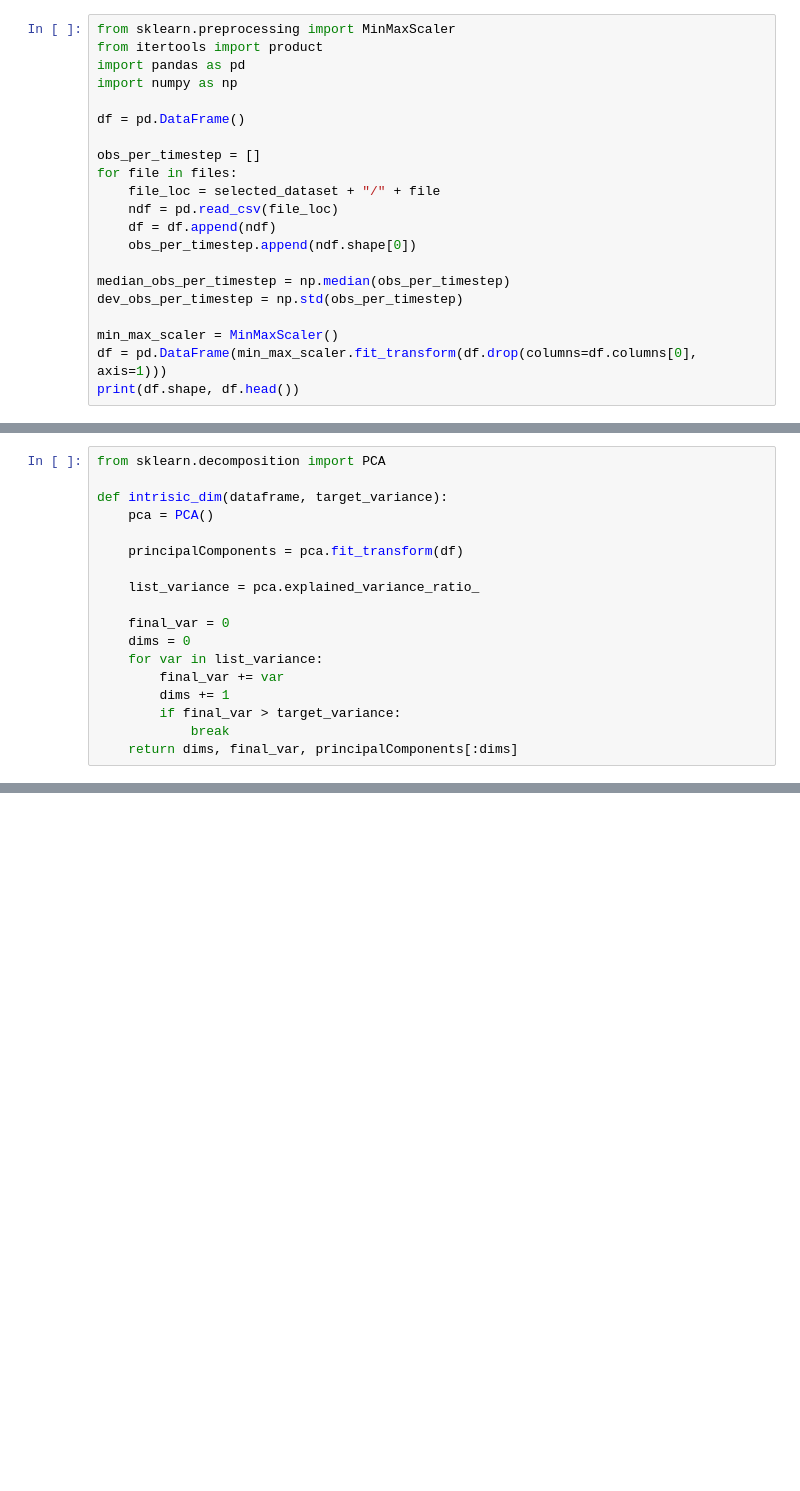
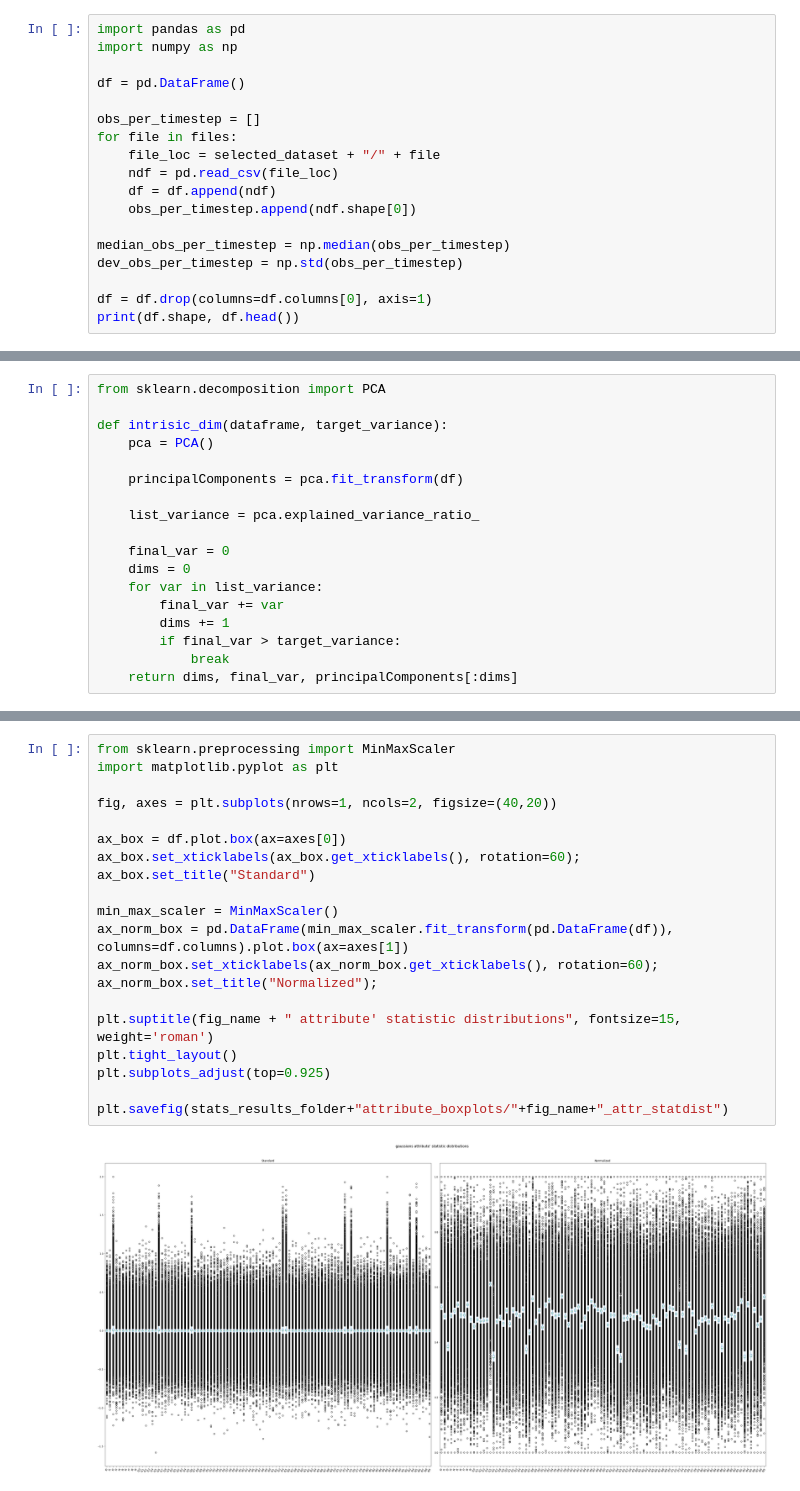
Before and after one commit to EduardoVernier/dynamic-projections, a Jupyter notebook: Stats/gaussians_stats.ipynb, the cells around one changed output, grey strips where cells are left out. Cells and saved outputs as stored; diff of their text form; blank space fills up the shorter version.

Commit message:
modified image names and added all histograms and attribute boxplot for evey dataset. seems kinda useless actually. TODO plot DSs actual dimensions vs intrinsic dimensionality

```diff
--- a/Stats/gaussians_stats.ipynb
+++ b/Stats/gaussians_stats.ipynb
@@ -46,8 +46,6 @@ files[:5]
  'gaussians-2.csv',
  'gaussians-6.csv']
 # %%
-from sklearn.preprocessing import MinMaxScaler
-from itertools import product
 import pandas as pd
 import numpy as np
 
@@ -63,7 +61,6 @@ for file in files:
 median_obs_per_timestep = np.median(obs_per_timestep)
 dev_obs_per_timestep = np.std(obs_per_timestep)
 
-min_max_scaler = MinMaxScaler()
-df = pd.DataFrame(min_max_scaler.fit_transform(df.drop(columns=df.columns[0], axis=1)))
+df = df.drop(columns=df.columns[0], axis=1)
 print(df.shape, df.head())
 # %% [output]
@@ -138,0 +137,22 @@ plt.savefig(stats_results_folder+"attribute_histograms/"+fig_name+"_prob_dist")
+# %%
+from sklearn.preprocessing import MinMaxScaler
+import matplotlib.pyplot as plt
+
+fig, axes = plt.subplots(nrows=1, ncols=2, figsize=(40,20))
+
+ax_box = df.plot.box(ax=axes[0])
+ax_box.set_xticklabels(ax_box.get_xticklabels(), rotation=60);
+ax_box.set_title("Standard")
+
+min_max_scaler = MinMaxScaler()
+ax_norm_box = pd.DataFrame(min_max_scaler.fit_transform(pd.DataFrame(df)), columns=df.columns).plot.box(ax=axes[1])
+ax_norm_box.set_xticklabels(ax_norm_box.get_xticklabels(), rotation=60);
+ax_norm_box.set_title("Normalized");
+
+plt.suptitle(fig_name + " attribute' statistic distributions", fontsize=15, weight='roman')
+plt.tight_layout()
+plt.subplots_adjust(top=0.925)
+
+plt.savefig(stats_results_folder+"attribute_boxplots/"+fig_name+"_attr_statdist")
+# %% [output]
+[figure, added]
```
Also changed, not shown: parts of 4 cells of this notebook, 38 other files.
